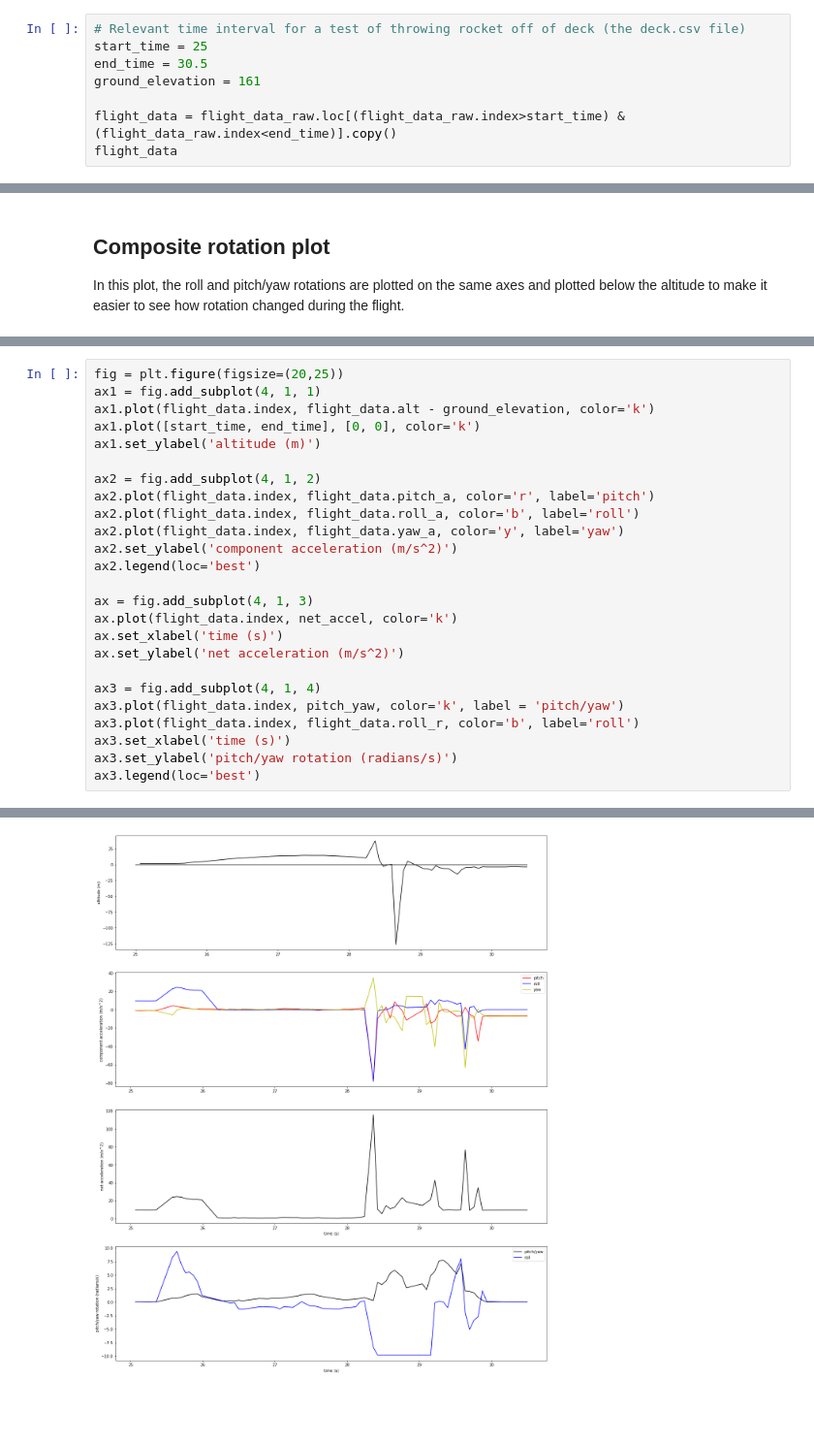
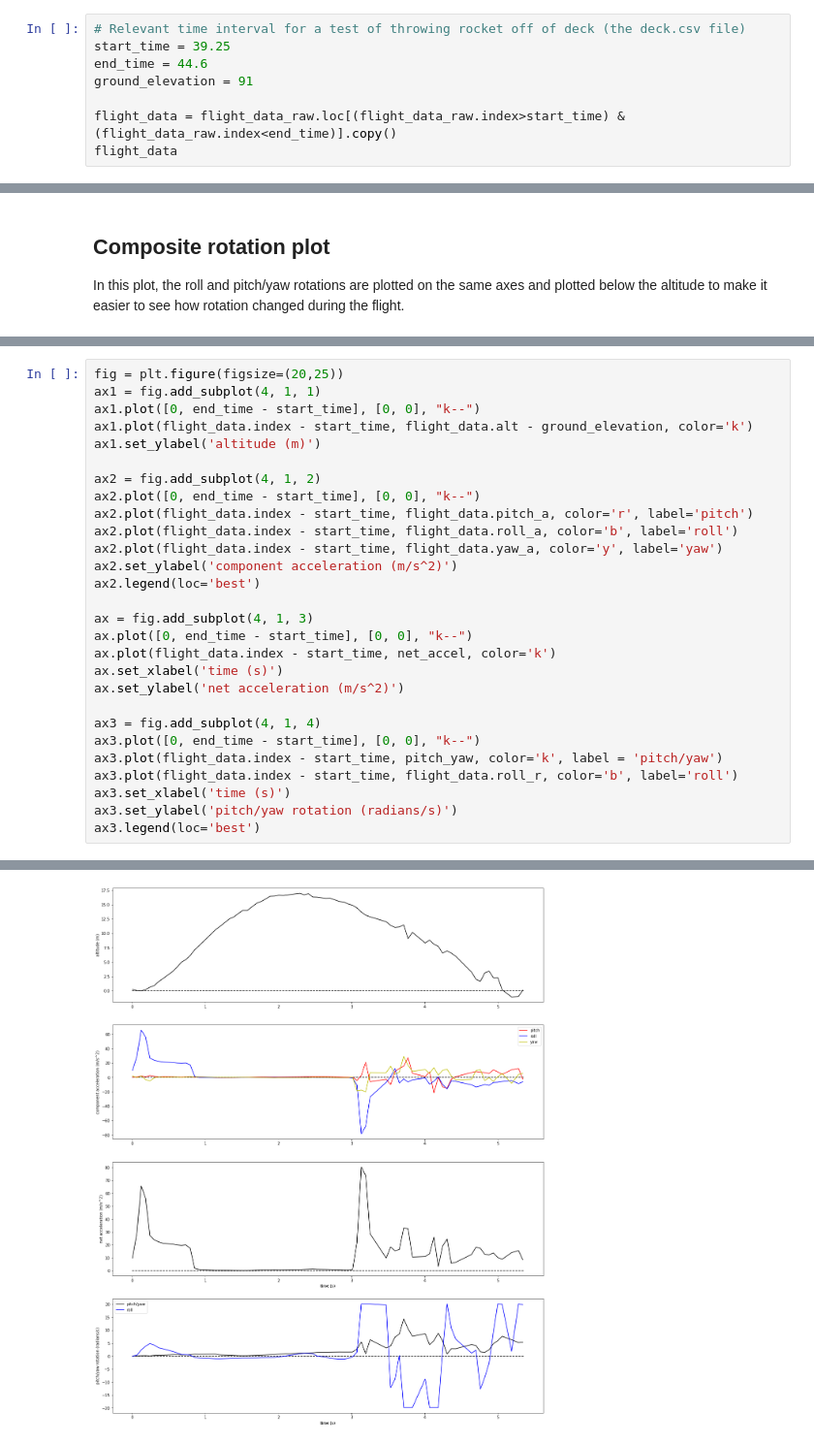
Before and after one commit to HeardLibrary/digital-scholarship, a Jupyter notebook: code/circuit_python/flight_analysis.ipynb, the cells around one changed output, grey strips where cells are left out. Shown at 97% size. Cells and saved outputs as stored; diff of their text form; blank space fills up the shorter version.

```diff
--- a/code/circuit_python/flight_analysis.ipynb
+++ b/code/circuit_python/flight_analysis.ipynb
@@ -57,9 +57,9 @@ flight_data_raw.head()
 ## Set reference values and extract flight data to be plotted
 # %%
 # Relevant time interval for a test of throwing rocket off of deck (the deck.csv file)
-start_time = 25
-end_time = 30.5
-ground_elevation = 161
+start_time = 39.25
+end_time = 44.6
+ground_elevation = 91
 
 flight_data = flight_data_raw.loc[(flight_data_raw.index>start_time) & (flight_data_raw.index<end_time)].copy()
 flight_data
@@ -240,28 +248,31 @@ For example, the diagram below shows what is happening during the sequence of a
 # %%
 fig = plt.figure(figsize=(20,25))
 ax1 = fig.add_subplot(4, 1, 1)
-ax1.plot(flight_data.index, flight_data.alt - ground_elevation, color='k')
-ax1.plot([start_time, end_time], [0, 0], color='k')
+ax1.plot([0, end_time - start_time], [0, 0], "k--")
+ax1.plot(flight_data.index - start_time, flight_data.alt - ground_elevation, color='k')
 ax1.set_ylabel('altitude (m)')
 
 ax2 = fig.add_subplot(4, 1, 2)
-ax2.plot(flight_data.index, flight_data.pitch_a, color='r', label='pitch')
-ax2.plot(flight_data.index, flight_data.roll_a, color='b', label='roll')
-ax2.plot(flight_data.index, flight_data.yaw_a, color='y', label='yaw')
+ax2.plot([0, end_time - start_time], [0, 0], "k--")
+ax2.plot(flight_data.index - start_time, flight_data.pitch_a, color='r', label='pitch')
+ax2.plot(flight_data.index - start_time, flight_data.roll_a, color='b', label='roll')
+ax2.plot(flight_data.index - start_time, flight_data.yaw_a, color='y', label='yaw')
 ax2.set_ylabel('component acceleration (m/s^2)')
 ax2.legend(loc='best')
 
 ax = fig.add_subplot(4, 1, 3)
-ax.plot(flight_data.index, net_accel, color='k')
+ax.plot([0, end_time - start_time], [0, 0], "k--")
+ax.plot(flight_data.index - start_time, net_accel, color='k')
 ax.set_xlabel('time (s)')
 ax.set_ylabel('net acceleration (m/s^2)')
 
 ax3 = fig.add_subplot(4, 1, 4)
-ax3.plot(flight_data.index, pitch_yaw, color='k', label = 'pitch/yaw')
-ax3.plot(flight_data.index, flight_data.roll_r, color='b', label='roll')
+ax3.plot([0, end_time - start_time], [0, 0], "k--")
+ax3.plot(flight_data.index - start_time, pitch_yaw, color='k', label = 'pitch/yaw')
+ax3.plot(flight_data.index - start_time, flight_data.roll_r, color='b', label='roll')
 ax3.set_xlabel('time (s)')
 ax3.set_ylabel('pitch/yaw rotation (radians/s)')
 ax3.legend(loc='best')
 # %% [output]
 <matplotlib.legend.Legend at 0x...>
-[figure, old version]
+[figure, new version]
```
Also changed, not shown: parts of 10 cells of this notebook, 2 other files.
